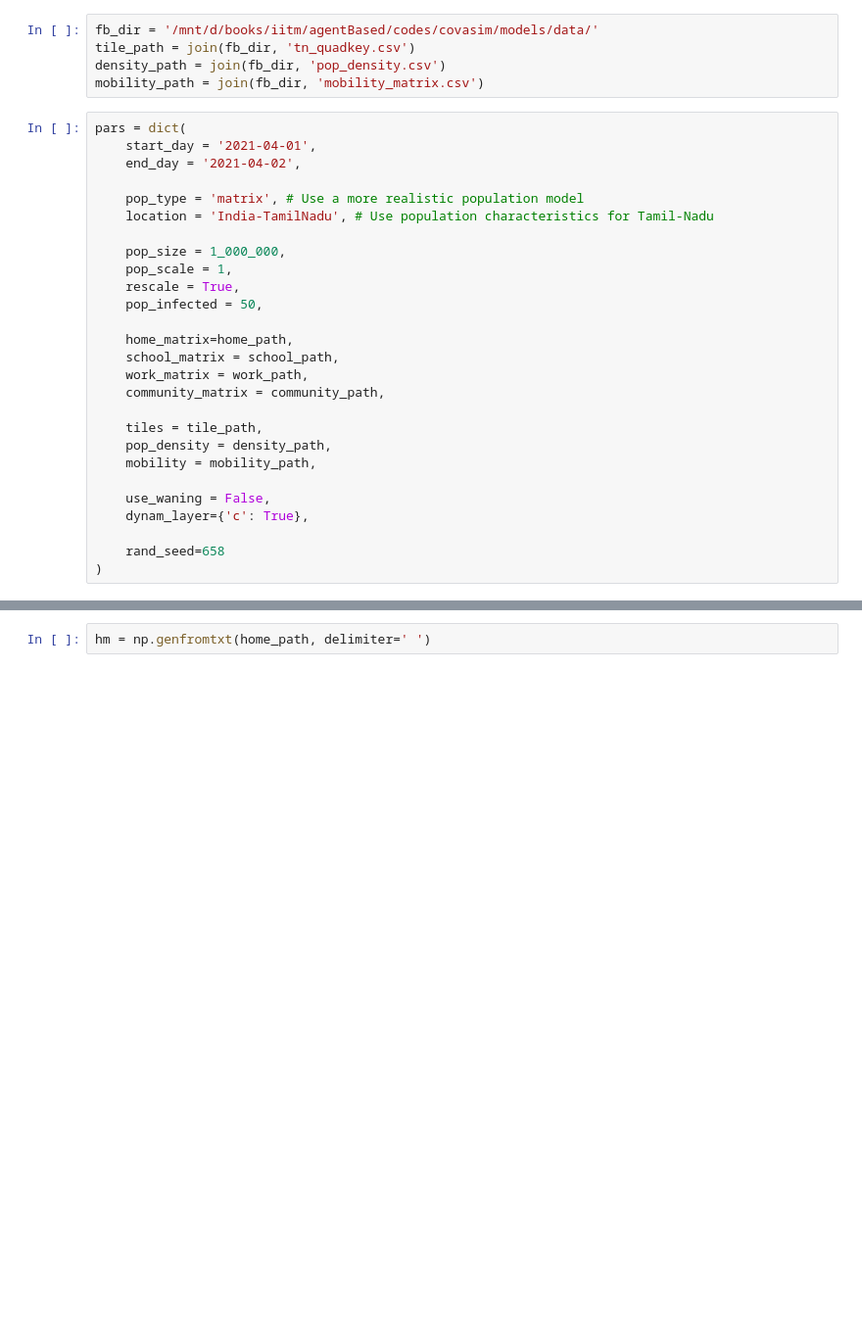
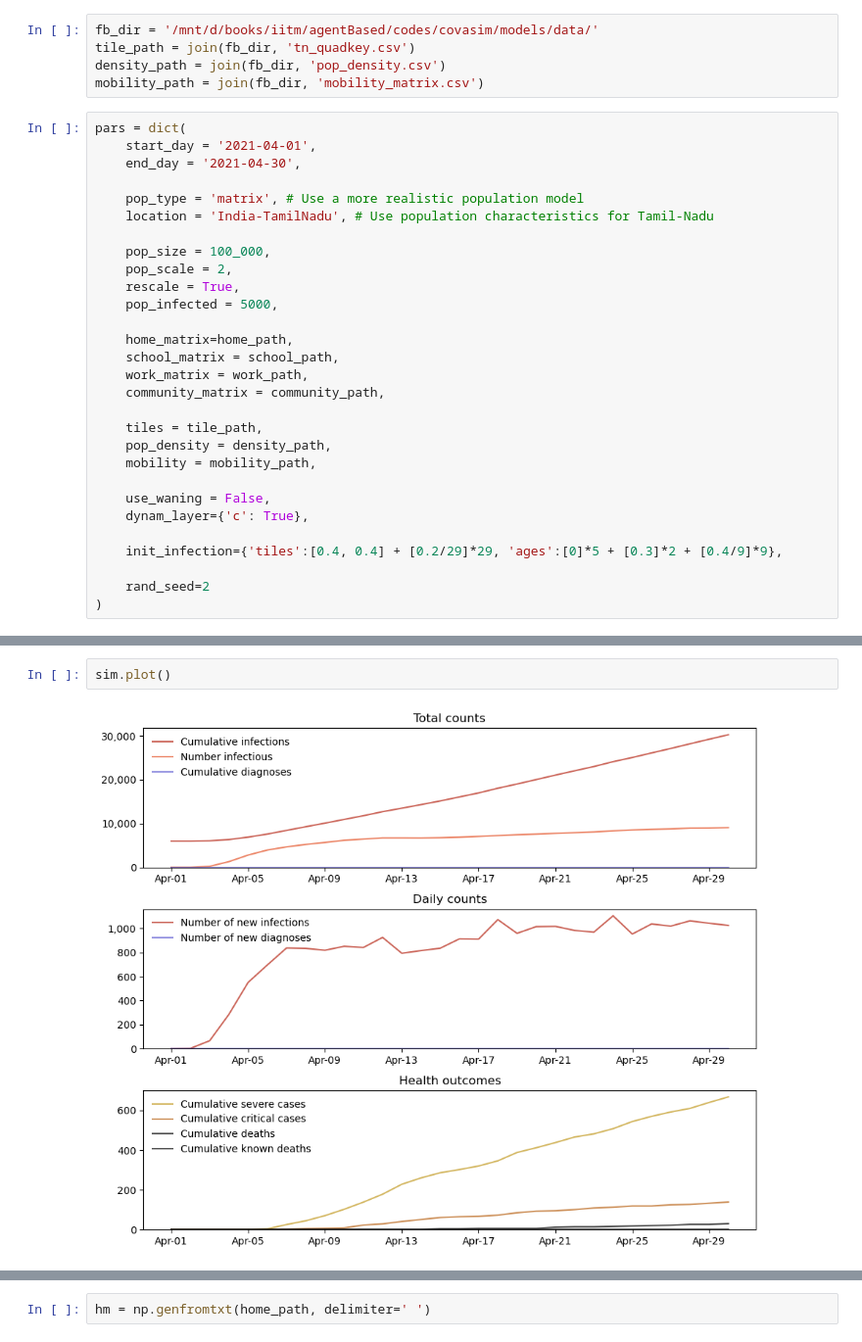
Before and after one commit to returaj/covasim, a Jupyter notebook: models/vanilla/synthetic_population.ipynb, the cells around one changed output, grey strips where cells are left out. Shown at 98% size. Saved outputs shown, nothing was run; the diff lists cells and outputs as text; blank space fills up the shorter version.

```diff
--- a/models/vanilla/synthetic_population.ipynb
+++ b/models/vanilla/synthetic_population.ipynb
@@ -22,15 +22,15 @@ mobility_path = join(fb_dir, 'mobility_matrix.csv')
 # %%
 pars = dict(
     start_day = '2021-04-01',
-    end_day = '2021-04-02',
+    end_day = '2021-04-30',
 
     pop_type = 'matrix', # Use a more realistic population model
     location = 'India-TamilNadu', # Use population characteristics for Tamil-Nadu
 
-    pop_size = 1_000_000,
-    pop_scale = 1,
+    pop_size = 100_000,
+    pop_scale = 2,
     rescale = True,
-    pop_infected = 50,
+    pop_infected = 5000,
 
     home_matrix=home_path,
     school_matrix = school_path,
@@ -44,7 +44,9 @@ pars = dict(
     use_waning = False,
     dynam_layer={'c': True},
 
-    rand_seed=658
+    init_infection={'tiles':[0.4, 0.4] + [0.2/29]*29, 'ages':[0]*5 + [0.3]*2 + [0.4/9]*9},
+
+    rand_seed=2
 )
 # %%
 # Compare matrix model
@@ -55,3 +59,7 @@ sim.run()
+# %%
+sim.plot()
+# %% [output]
+[figure, added]
 # %%
 # Compare hybrid model
 
```
Also changed, not shown: parts of 2 cells of this notebook, 15 other files.
